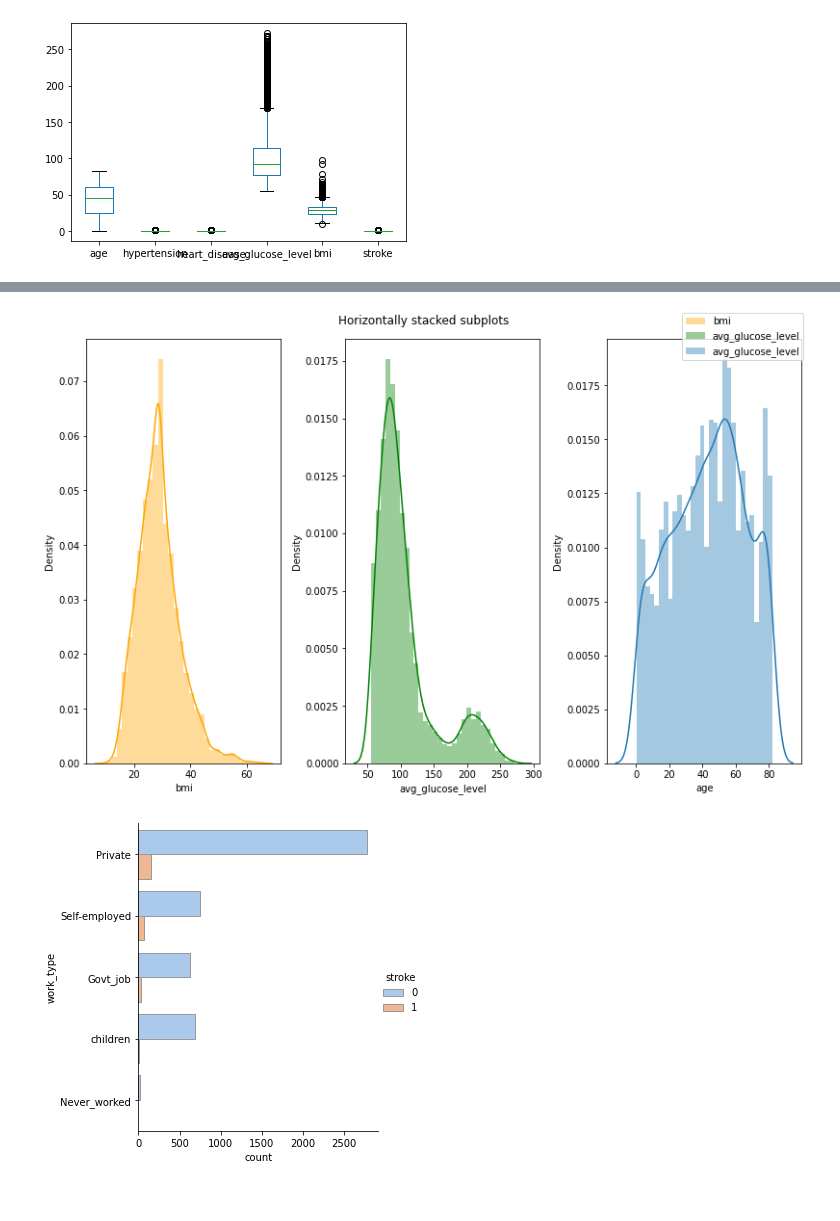
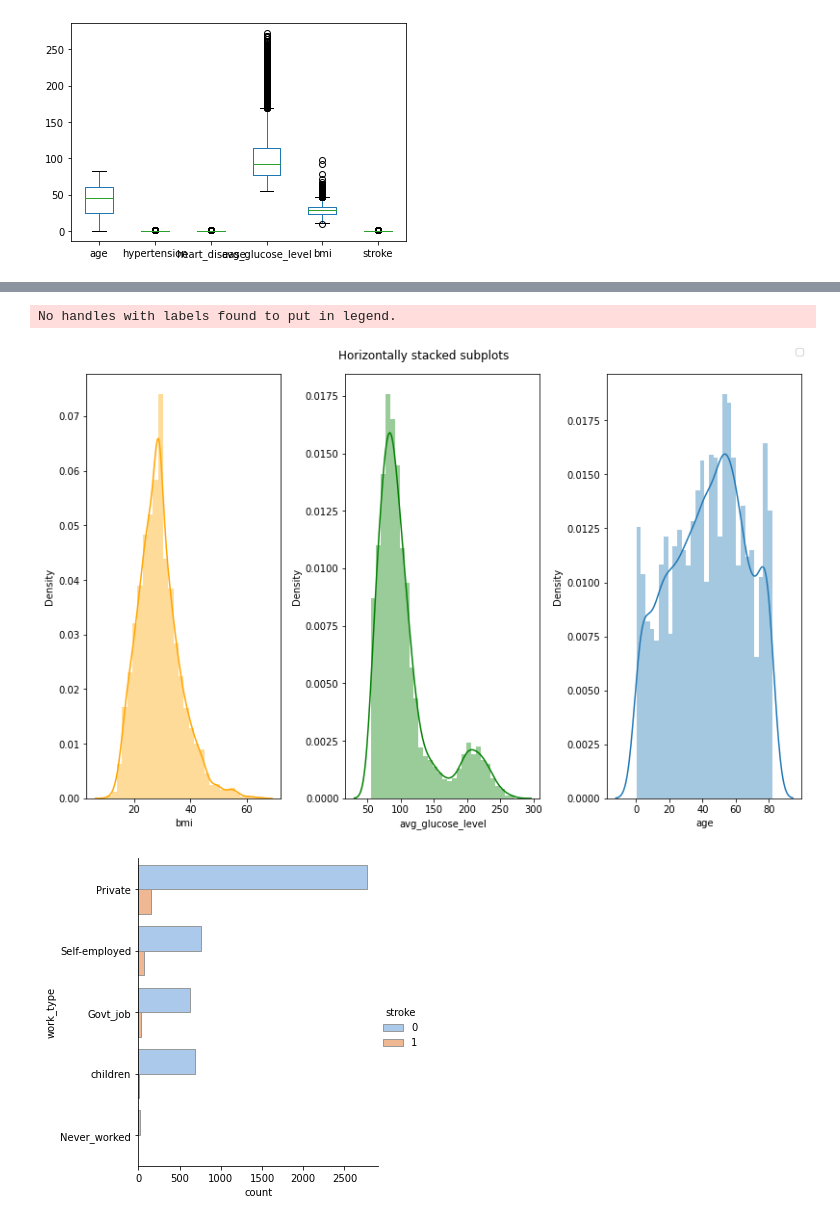
Before and after one commit to Tomer87/Naya_Classification_Project, a Jupyter notebook: Classification_Project.ipynb, the cells around one changed output, grey strips where cells are left out. Drawn from its saved outputs; the diff is of its cells as text; code cells hidden in the pictures.

```diff
--- a/Classification_Project.ipynb
+++ b/Classification_Project.ipynb
@@ -155,12 +150,16 @@ print('bmi_mean:', bmi_mean)
 print('num of nulls:')
 print(data.isnull().sum().sum(),'\n')
 
-#
+#Removing the one instance of gender "other"
 data=data[~(data.gender=='Other')]
 
 #check Duplicates:
 print('max of row appearence')
 data.id.value_counts().max()
+
+#resetting index
+data = data.reset_index()
+data = data.drop(columns='index')
 # %% [output]
 bmi_mean: 28.893236911794673
 num of nulls:
@@ -240,6 +238,5 @@ print(data.iloc[[1559, 544, 928, 4209, 2128]])
 data = data.drop(1559)
 data = data.drop(544)
 data = data.drop(928)
-data = data.drop(4209)
+data = data.drop(4208)
 data = data.drop(2128)
-data
@@ -259,0 +243,4 @@ data
+# %%
+#resetting index
+data = data.reset_index()
+data = data.drop(columns='index')
@@ -260,12 +263,13 @@ data
 # %%
 fig, axes = plt.subplots(1,3,figsize=(11,7),constrained_layout=True)
-sns.distplot(data.bmi, color="orange", label="bmi", kde= True,ax=axes[0], bins=30,)
-sns.distplot(data.avg_glucose_level, color="green", label="avg_glucose_level", kde= True,ax=axes[1],bins=30)
-sns.distplot(data.age, label="avg_glucose_level", kde= True,ax=axes[2],bins=30)
+sns.distplot(data.bmi, color="orange", kde= True,ax=axes[0], bins=30,)
+sns.distplot(data.avg_glucose_level, color="green", kde= True,ax=axes[1],bins=30)
+sns.distplot(data.age, kde= True,ax=axes[2],bins=30)
 fig.suptitle('Horizontally stacked subplots')
 fig.legend();
 # %% [output]
+No handles with labels found to put in legend.
-[figure, old version]
+[figure, new version]
 # %%
 #Work Type
 sns.catplot(y="work_type", hue="stroke", kind="count",palette="pastel", edgecolor=".6",data=data);
```
Also changed, not shown: parts of 138 cells of this notebook.
